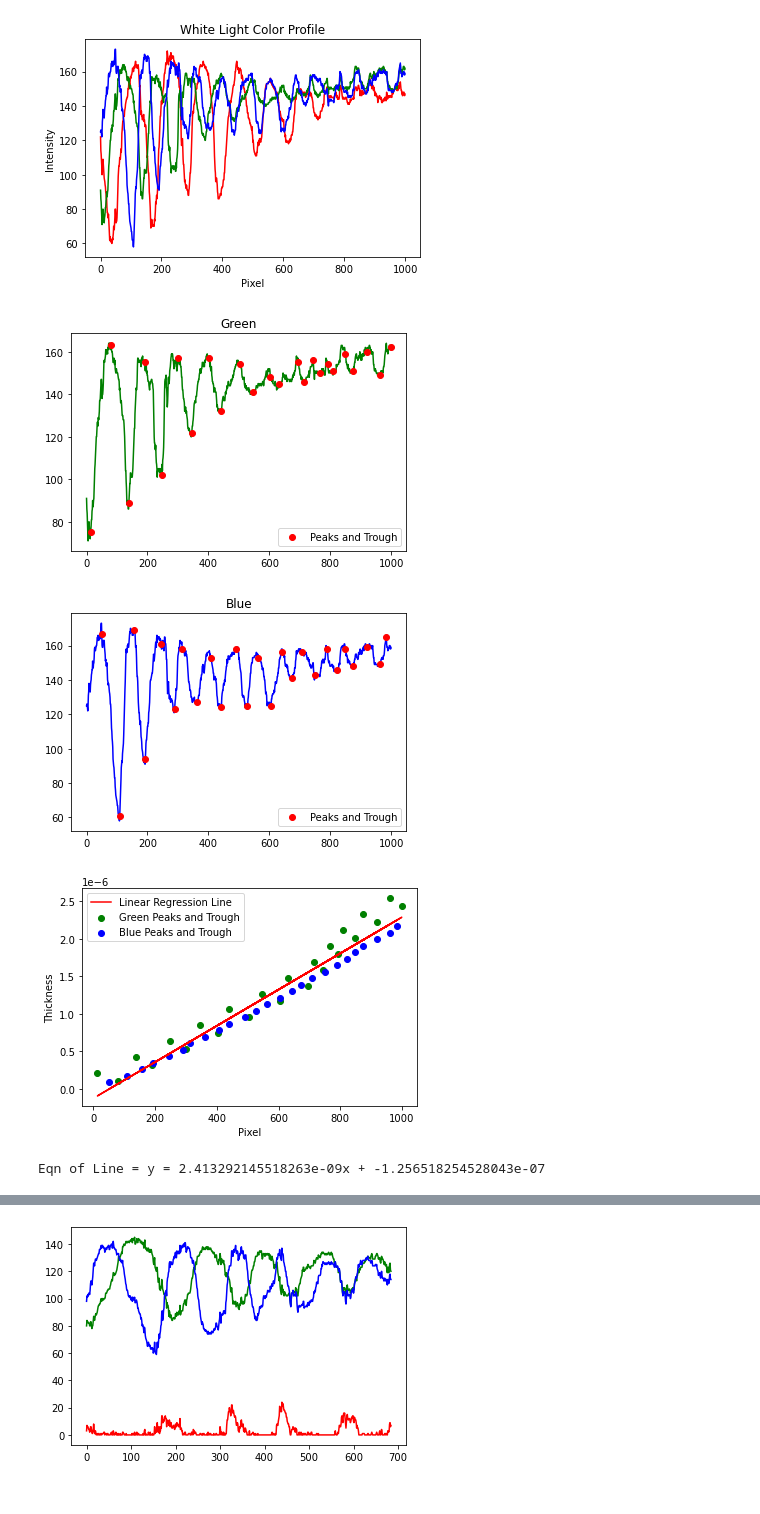
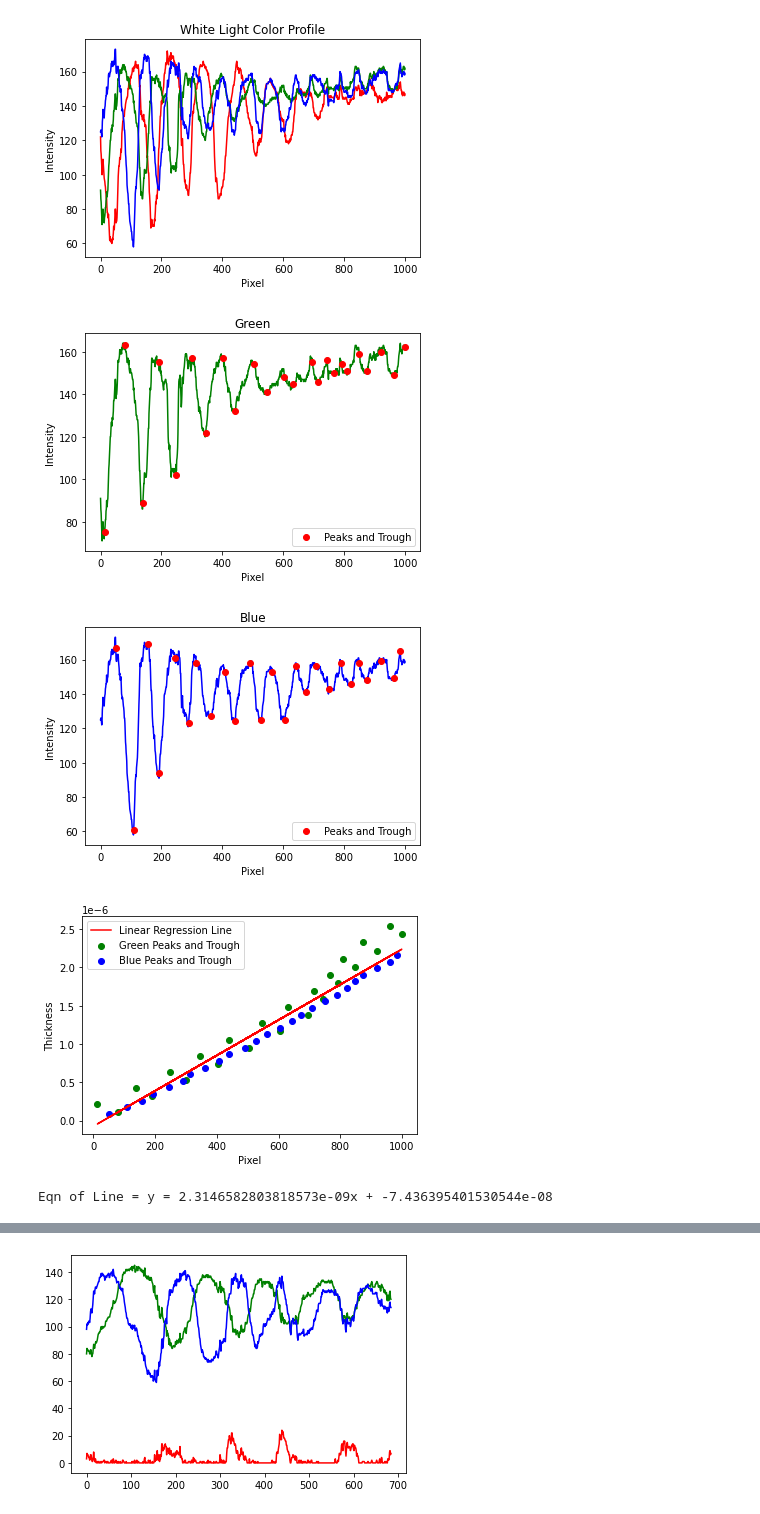
Before and after one commit to teoyi/scientific-computing-archive, a Jupyter notebook: optics/LR2/LR2.ipynb, the cells around one changed output, grey strips where cells are left out. Drawn from its saved outputs; the diff is of its cells as text; code cells hidden in the pictures.

Commit message:
Adjusted plots and saved as figure

```diff
--- a/optics/LR2/LR2.ipynb
+++ b/optics/LR2/LR2.ipynb
@@ -101,14 +102,20 @@ plt.plot(df_w2.index, df_w2['G'], color ='green', zorder=0)
 plt.scatter(wpeak_G, gpeak_val, color = 'red', zorder=1, label='Peaks and Trough')
 plt.scatter(wtrough_G, gtrough_val, color = 'red', zorder=1)
 plt.title('Green')
+plt.xlabel('Pixel')
+plt.ylabel('Intensity')
 plt.legend()
+plt.savefig('greenP.png')
 
 plt.figure()
 plt.plot(df_w2.index, df_w2['B'], color ='blue', zorder=0)
 plt.scatter(wpeak_B, bpeak_val, color = 'red', zorder=1, label = 'Peaks and Trough')
 plt.scatter(wtrough_B, btrough_val, color = 'red', zorder=1)
+plt.xlabel('Pixel')
+plt.ylabel('Intensity')
 plt.title('Blue')
 plt.legend(loc='lower right')
+plt.savefig('blueP.png')
 plt.show()
 
 db_g = [] # thickness for bright fringes
@@ -118,37 +125,37 @@ dd_b = []
 
 bright_d(lambda_g, n_bubble, wpeak_G, db_g)
 dark_d(lambda_g, n_bubble, wtrough_G, dd_g)
 bright_d(lambda_b, n_bubble, wpeak_B, db_b)
 dark_d(lambda_b, n_bubble, wtrough_B, dd_b)
 
 pix_lst = wpeak_G + wtrough_G + wpeak_B + wtrough_B
 val_lst = db_g + dd_g + db_b + dd_b
 
 x = np.array(pix_lst).reshape((-1,1))
 y = np.array(val_lst)
 x_train, x_test, y_train, y_test = train_test_split(x, y, test_size = 1/3)
 model = LinearRegression().fit(x_train, y_train)
 y_pred = model.predict(x_test)
 
 # plt.scatter(x, y, color = "black")
 plt.scatter(wpeak_G, db_g, color = 'green', zorder=0, label='Green Peaks and Trough')
 plt.scatter(wtrough_G, dd_g, color = 'green', zorder=0)
 plt.scatter(wpeak_B, db_b, color = 'blue', zorder=0, label = 'Blue Peaks and Trough')
 plt.scatter(wtrough_B, dd_b, color = 'blue', zorder=0)
 plt.plot(x_train, model.predict(x_train), color = "red", zorder=1, label='Linear Regression Line')
 plt.xlabel("Pixel")
 plt.ylabel("Thickness")
 plt.legend()
 plt.show()
 
 print(f'Eqn of Line = y = {model.coef_[0]}x + {model.intercept_}')
 # print(f'c = {model.intercept_}')
 # print(f'm = {model.coef_}')
 # %% [output]
-[figure, old version]
+[figure, new version]
-[figure, old version]
+[figure, new version]
-[figure, old version]
+[figure, new version]
-Eqn of Line = y = 2.413292145518263e-09x + -1.256518254528043e-07
+Eqn of Line = y = 2.3146582803818573e-09x + -7.436395401530544e-08
 # %%
 # Finding lambdas of red light for each point and taking an average
 # Data directly from excel
```
Also changed, not shown: parts of 2 cells of this notebook, 3 other files.
